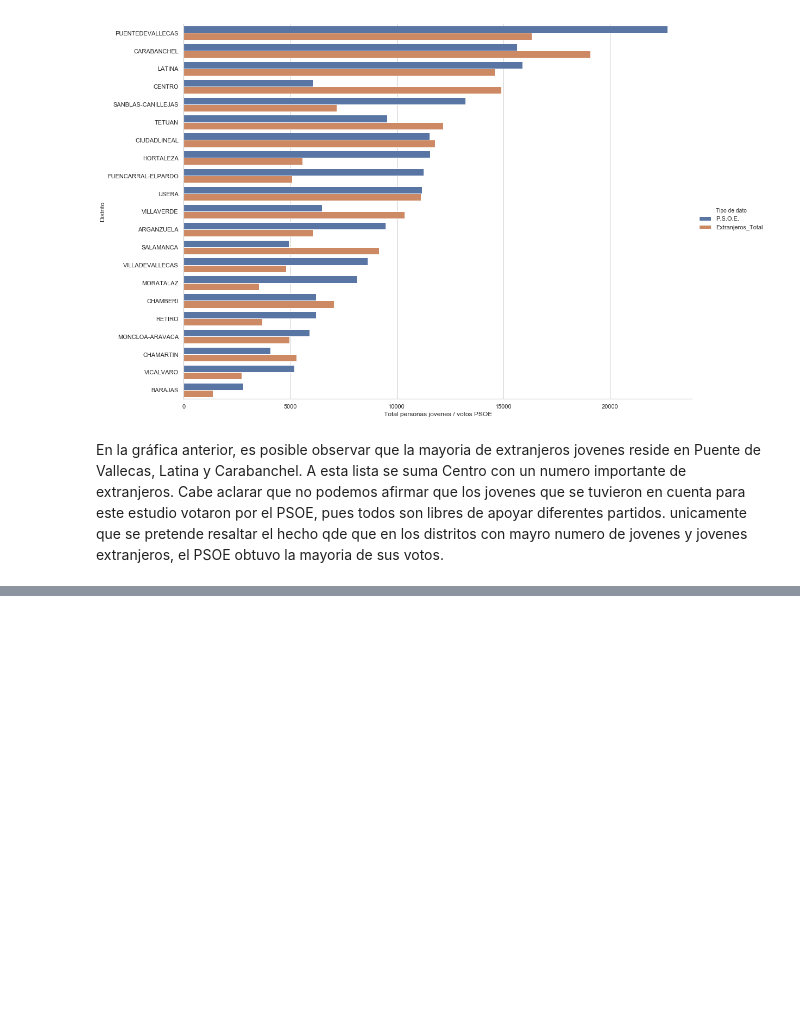
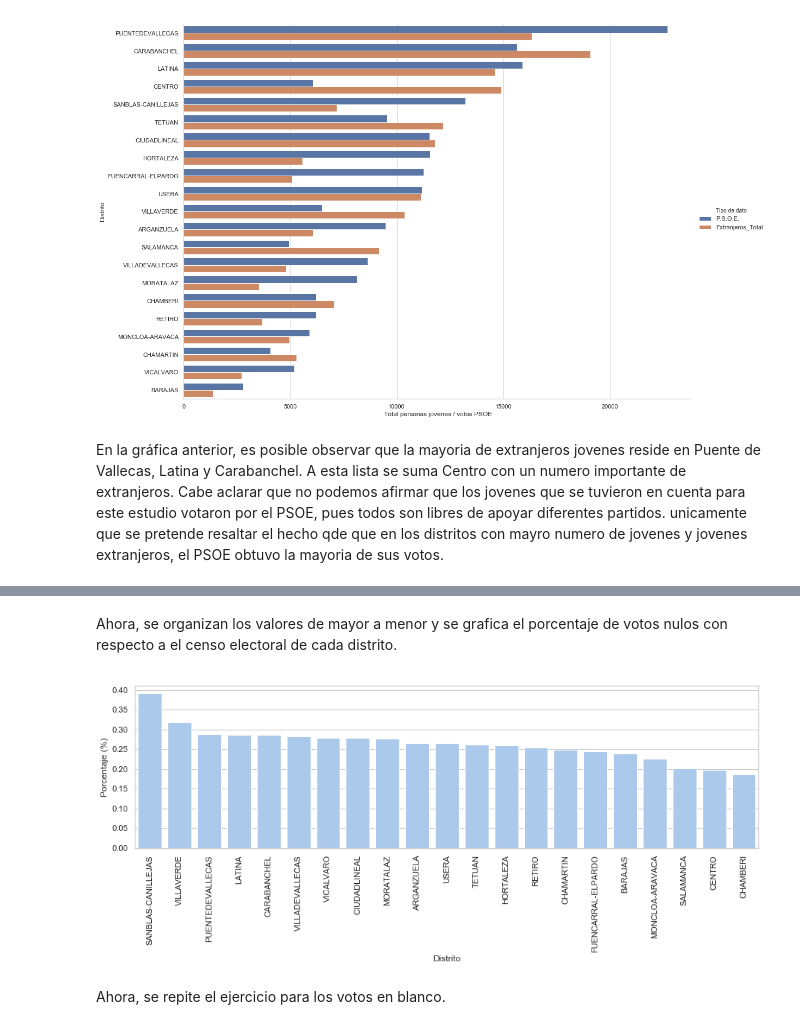
Before and after one commit to InmaLatorre/G3_ProyectoPython, a Jupyter notebook: MAIN.ipynb, the cells around one changed output, grey strips where cells are left out. Cells and saved outputs as stored; diff of their text form; code cells hidden in the pictures; blank space fills up the shorter version.

```diff
--- a/MAIN.ipynb
+++ b/MAIN.ipynb
@@ -97,7 +97,7 @@ for file in files:
 #     Corrección de la utilización del punto como notación para las cifras indicadas en miles
     for j in range(0, len(tmp_table.columns)):
         if type(tmp_table.iloc[0,j]) is not str:
-            tmp_table.iloc[:,j] = tmp_table.iloc[:,j].astype(np.float32)
+            tmp_table.iloc[:,j] = tmp_table.iloc[:,j].astype(np.float64)
             for i in range(0, len(tmp_table.iloc[:,j])):
                 num_split = math.modf(tmp_table.iloc[i,j])
                 num_split = [str(round(num_split[0],3)), str(num_split[1])]
@@ -346,0 +351,11 @@ En la gráfica anterior, es posible observar que la mayoria de extranjeros joven
+# %%
+# Numero de votos nulos por distrito y censo electoral
+nulos = seleccionar_data_por_columna('Votos_nulos')
+censo = seleccionar_data_por_columna('Censo_electoral')
+print(censo)
+
+# Se juntan las dos variables en una tabla
+union_todos = censo.merge(nulos, on = ["Distrito"])
+
+# Se crea una nueva columna con el calculo del porcentaje de votos
+union_todos['Porcentaje'] = (union_todos.Votos_nulos/union_todos.Censo_electoral)*100
@@ -346,0 +380,14 @@ En la gráfica anterior, es posible observar que la mayoria de extranjeros joven
+# %% [markdown]
+Ahora, se organizan los valores de mayor a menor y se grafica el porcentaje de votos nulos con respecto a el censo electoral de cada distrito.
+# %%
+union_todos = union_todos.sort_values('Porcentaje', ascending=False)
+union_todos
+plt.figure(figsize=(15,4))
+outpct = sns.barplot(x='Distrito', y="Porcentaje", data=union_todos, color='b')
+plt.xticks(rotation='vertical')
+plt.ylabel('Porcentaje (%)')
+plt.show()
+# %% [output]
+[figure, added]
+# %% [markdown]
+Ahora, se repite el ejercicio para los votos en blanco.
```
Also changed, not shown: parts of 9 cells of this notebook, 1 other file.
